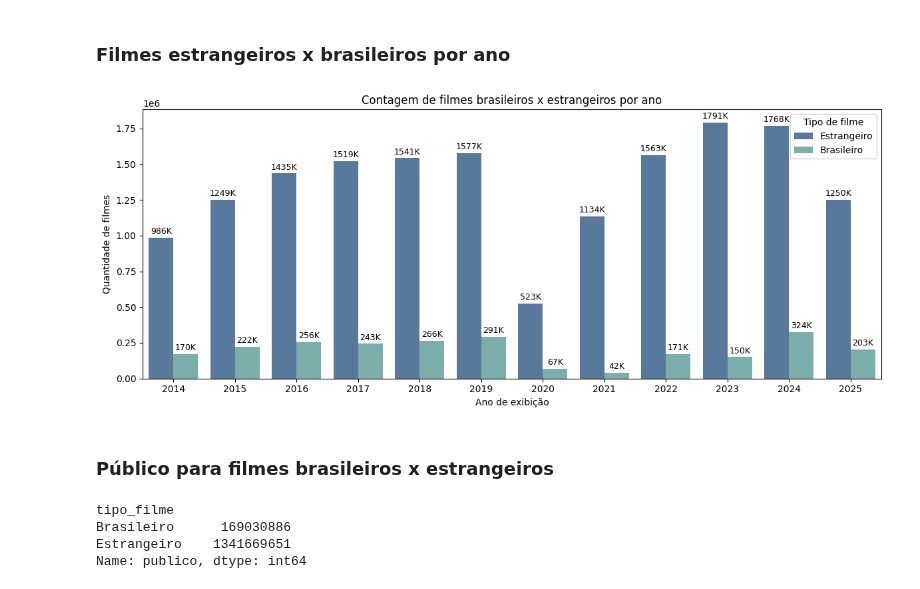
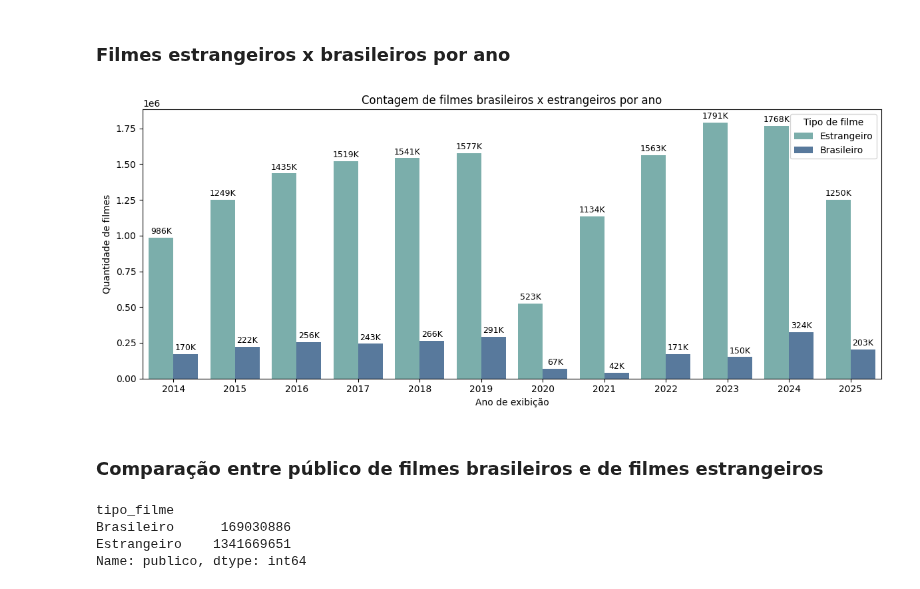
Before and after one commit to JamesIslan/analise-dados-ancine, a Jupyter notebook: src/analise/analise-distribuidoras.ipynb, the cells around one changed output. Saved outputs shown, nothing was run; the diff lists cells and outputs as text; code cells hidden in the pictures.

```diff
--- a/src/analise/analise-distribuidoras.ipynb
+++ b/src/analise/analise-distribuidoras.ipynb
@@ -70,26 +70,26 @@ Name: count, Length: 81, dtype: int64
 # %%
 plt.figure(figsize=(12,5))
 ax = sns.countplot(
     data=df,
     x='ano',
     hue='tipo_filme',
-    palette=['#4C78A8', '#72B7B2']
+    palette=['#72B7B2','#4C78A8']
 )
 
 ax.set_xlabel('Ano de exibição')
 ax.set_ylabel('Quantidade de filmes')
 ax.set_title('Contagem de filmes brasileiros x estrangeiros por ano')
 
 for container in ax.containers:
     ax.bar_label(container, labels=[f'{int(v.get_height()/1000)}K' for v in container], padding=2, fontsize=9)
 
 plt.legend(title='Tipo de filme')
 plt.tight_layout()
 plt.show()
 # %% [output]
-[figure, old version]
+[figure, new version]
 # %% [markdown]
-### Público para filmes brasileiros x estrangeiros
+### Comparação entre público de filmes brasileiros e de filmes estrangeiros
 # %%
 publico_total = df.groupby('tipo_filme')['publico'].sum()
 print(publico_total)
```
Also changed, not shown: parts of 2 cells of this notebook.
